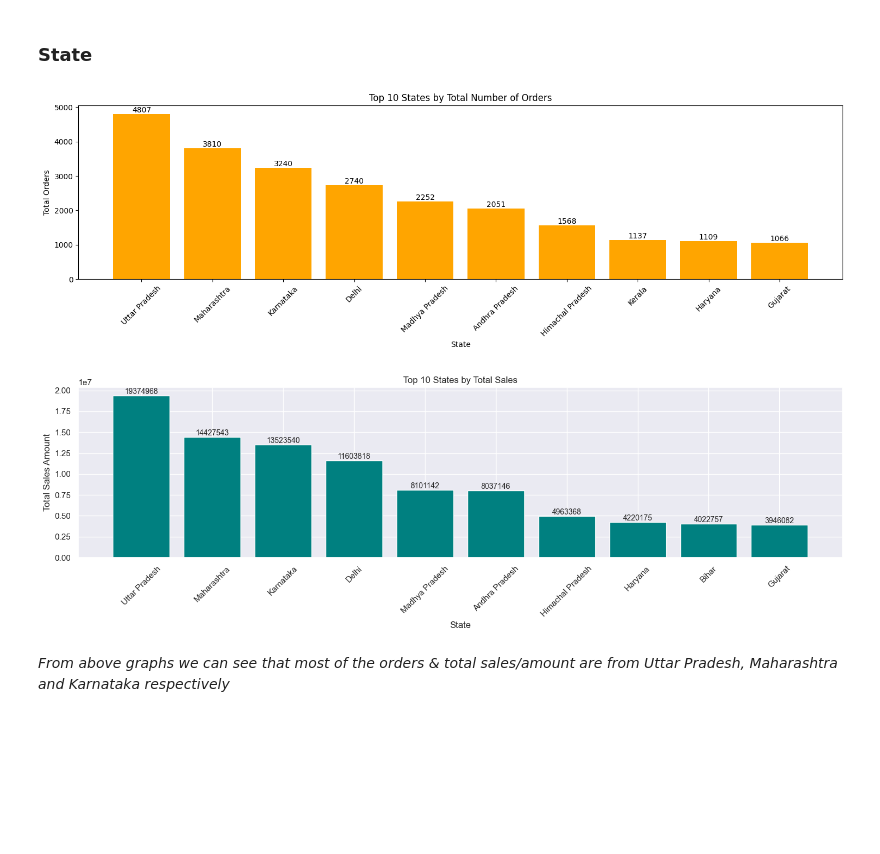
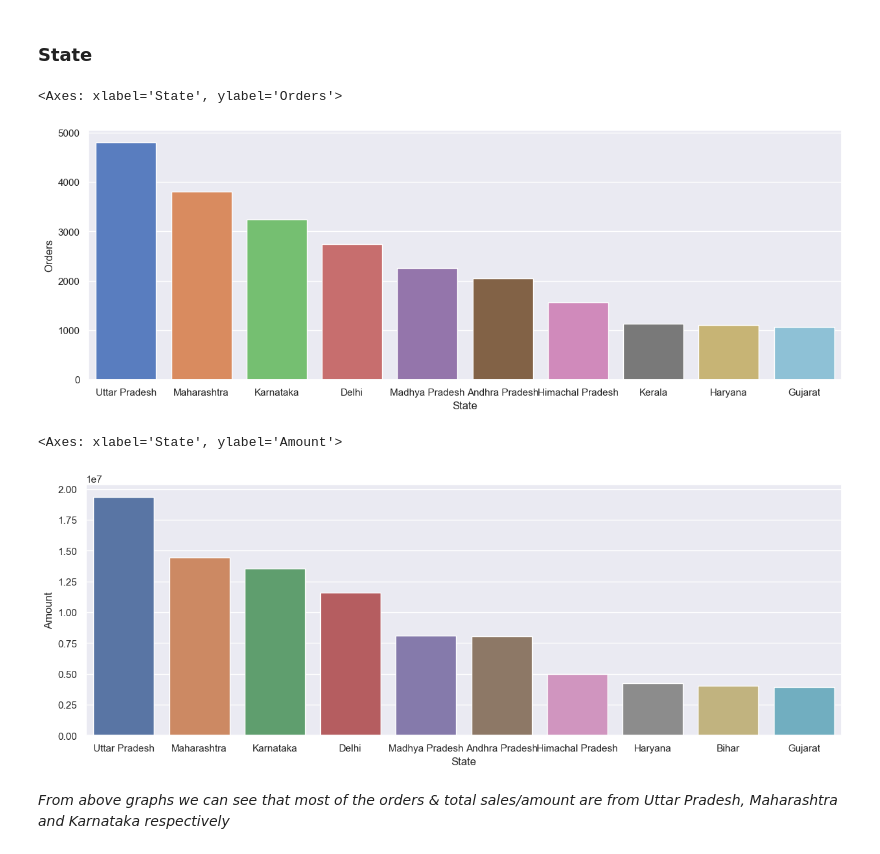
Before and after one commit to gurleenkaur0703/Exploratory-Data-Analysis, a Jupyter notebook: Christmas sales data analysis.ipynb, the cells around one changed output. Drawn from its saved outputs; the diff is of its cells as text; code cells hidden in the pictures; blank space fills up the shorter version.

```diff
--- a/Christmas sales data analysis.ipynb
+++ b/Christmas sales data analysis.ipynb
@@ -8,7 +8,7 @@ import matplotlib.pyplot as plt # visualizing data
 import seaborn as sns
 # %%
 # import csv file
-df = pd.read_csv(r'C:\Users\kaurg\Downloads\Exploratory-Data-Analysis\Christmas sales data analysis.csv', encoding= 'unicode_escape')
+df = pd.read_csv(r'C:\Users\kaurg\OneDrive\Desktop\desktop folder\Exploratory-Data-Analysis\Christmas sales data analysis.csv', encoding= 'unicode_escape')
 # %%
 df.shape
 # %% [output]
@@ -238,51 +173,25 @@ plt.show()
 # %% [markdown]
 ### State
 # %%
-# Prepare data
+# total number of orders from top 10 states
+
 sales_state = df.groupby(['State'], as_index=False)['Orders'].sum().sort_values(by='Orders', ascending=False).head(10)
 
-# Plot
-plt.figure(figsize=(15, 5))
-bars = plt.bar(sales_state['State'], sales_state['Orders'], color='orange')
-
-# Add labels on top of each bar
-for bar in bars:
-    height = bar.get_height()
-    plt.text(bar.get_x() + bar.get_width() / 2, height, str(height),
-             ha='center', va='bottom', fontsize=10)
-
-# Add labels and title
-plt.xlabel('State')
-plt.ylabel('Total Orders')
-plt.title('Top 10 States by Total Number of Orders')
-plt.xticks(rotation=45)
-plt.tight_layout()
-plt.show()
+sns.set(rc={'figure.figsize':(15,5)})
+sns.barplot(data = sales_state, x = 'State',y= 'Orders', hue='State', palette='muted')
 # %% [output]
+<Axes: xlabel='State', ylabel='Orders'>
-[figure, old version]
+[figure, new version]
 # %%
-# Prepare the data
+# total amount/sales from top 10 states
+
 sales_state = df.groupby(['State'], as_index=False)['Amount'].sum().sort_values(by='Amount', ascending=False).head(10)
 
-# Plot
-plt.figure(figsize=(15, 5))
-bars = plt.bar(sales_state['State'], sales_state['Amount'], color='teal')
-
-# Add value labels on top of bars
-for bar in bars:
-    height = bar.get_height()
-    plt.text(bar.get_x() + bar.get_width()/2, height, f'{height:.0f}',
-             ha='center', va='bottom', fontsize=10)
-
-# Add axis labels and title
-plt.xlabel('State')
-plt.ylabel('Total Sales Amount')
-plt.title('Top 10 States by Total Sales')
-plt.xticks(rotation=45)
-plt.tight_layout()
-plt.show()
+sns.set_theme(rc={'figure.figsize':(15,5)})
+sns.barplot(data = sales_state, x = 'State',y= 'Amount', hue='State', palette='deep')
 # %% [output]
+<Axes: xlabel='State', ylabel='Amount'>
-[figure, old version]
+[figure, new version]
 # %% [markdown]
 *From above graphs we can see that most of the orders & total sales/amount are from Uttar Pradesh, Maharashtra and Karnataka respectively*
 # %% [markdown]
```
Also changed, not shown: parts of 12 cells of this notebook, 2 other files.
